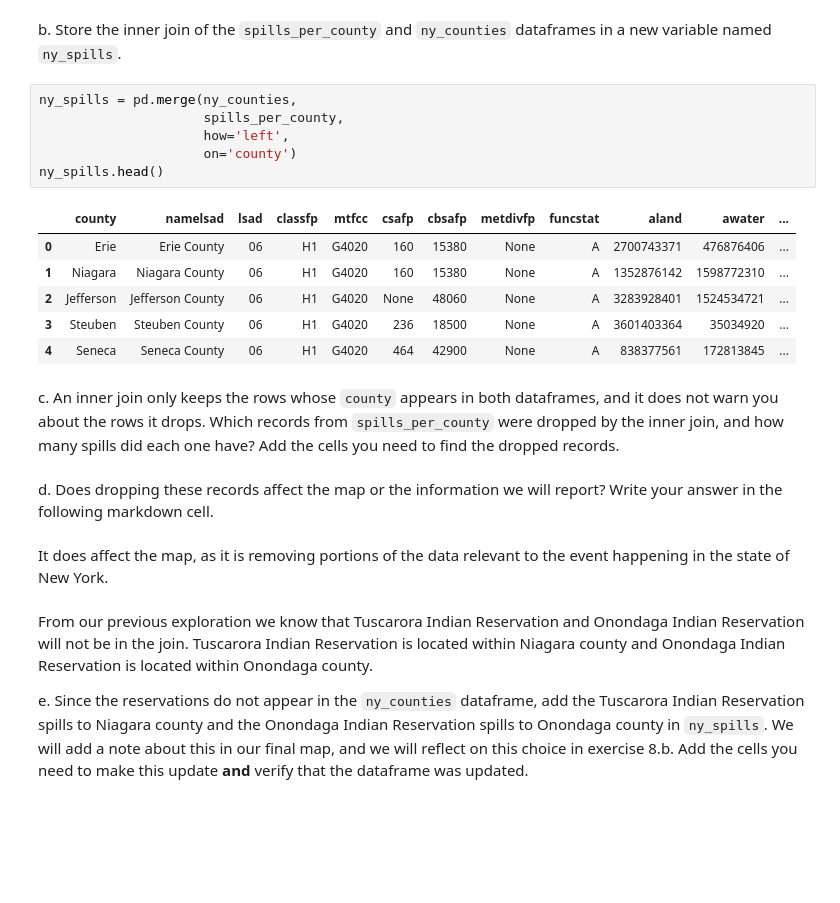
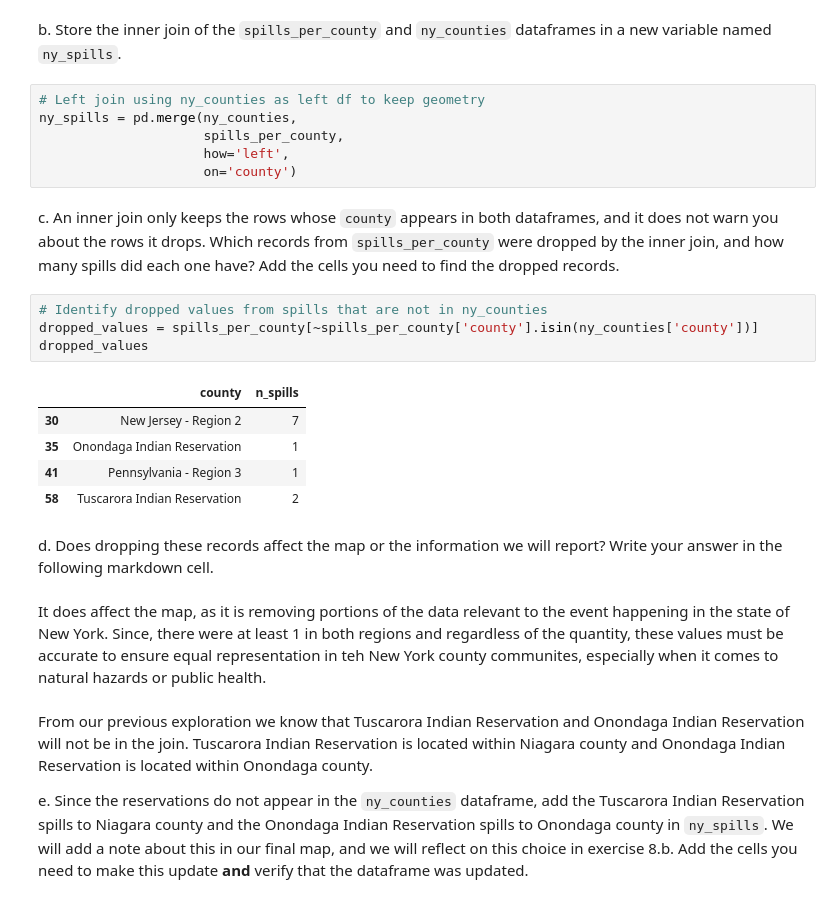
Before and after one commit to moniqueallyson/eds220-hwk3, a Jupyter notebook: hwk3-task2-spills.ipynb, the cells around one changed output. Cells and saved outputs as stored; diff of their text form; blank space fills up the shorter version.

```diff
--- a/hwk3-task2-spills.ipynb
+++ b/hwk3-task2-spills.ipynb
@@ -555,22 +579,25 @@ ny_counties = ny_counties.reset_index(drop=True)
 # %% [markdown]
 b. Store the inner join of the `spills_per_county` and `ny_counties` dataframes in a new variable named `ny_spills`.
 # %%
+# Left join using ny_counties as left df to keep geometry
 ny_spills = pd.merge(ny_counties,
                      spills_per_county,
                      how='left',
                      on='county')
-ny_spills.head()
-# %% [output]
-|  | county | namelsad | lsad | classfp | mtfcc | csafp | cbsafp | metdivfp | funcstat | aland | awater | ... |
-| 0 | Erie | Erie County | 06 | H1 | G4020 | 160 | 15380 | None | A | 2700743371 | 476876406 | ... |
-| 1 | Niagara | Niagara County | 06 | H1 | G4020 | 160 | 15380 | None | A | 1352876142 | 1598772310 | ... |
-| 2 | Jefferson | Jefferson County | 06 | H1 | G4020 | None | 48060 | None | A | 3283928401 | 1524534721 | ... |
-| 3 | Steuben | Steuben County | 06 | H1 | G4020 | 236 | 18500 | None | A | 3601403364 | 35034920 | ... |
-| 4 | Seneca | Seneca County | 06 | H1 | G4020 | 464 | 42900 | None | A | 838377561 | 172813845 | ... |
 # %% [markdown]
 <!-- BEGIN QUESTION -->
 
 c. An inner join only keeps the rows whose `county` appears in both dataframes, and it does not warn you about the rows it drops. Which records from `spills_per_county` were dropped by the inner join, and how many spills did each one have? Add the cells you need to find the dropped records.
+# %%
+# Identify dropped values from spills that are not in ny_counties
+dropped_values = spills_per_county[~spills_per_county['county'].isin(ny_counties['county'])]
+dropped_values
+# %% [output]
+|  | county | n_spills |
+| 30 | New Jersey - Region 2 | 7 |
+| 35 | Onondaga Indian Reservation | 1 |
+| 41 | Pennsylvania - Region 3 | 1 |
+| 58 | Tuscarora Indian Reservation | 2 |
 # %% [markdown]
 <!-- END QUESTION -->
 
@@ -578,7 +605,7 @@ c. An inner join only keeps the rows whose `county` appears in both dataframes,
 
 d. Does dropping these records affect the map or the information we will report? Write your answer in the following markdown cell.
 # %% [markdown]
-It does affect the map, as it is removing portions of the data relevant to the event happening in the state of New York.
+It does affect the map, as it is removing portions of the data relevant to the event happening in the state of New York. Since, there were at least 1 in both regions and regardless of the quantity, these values must be accurate to ensure equal representation in teh New York county communites, especially when it comes to natural hazards or public health.
 # %% [markdown]
 <!-- END QUESTION -->
 
```
Also changed, not shown: parts of 3 cells of this notebook.
